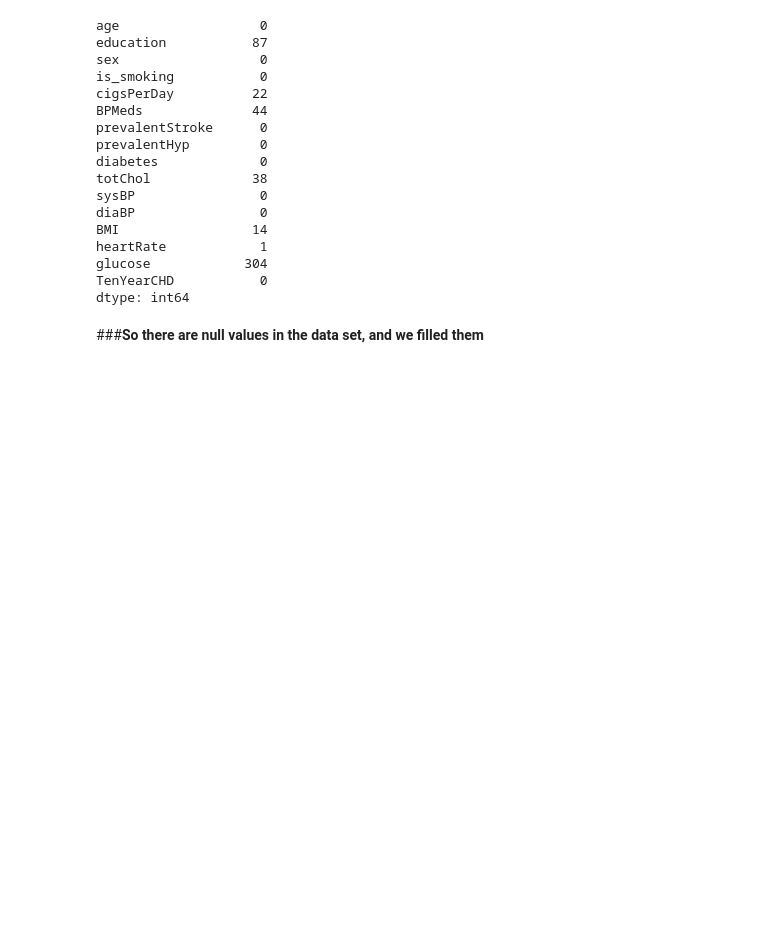
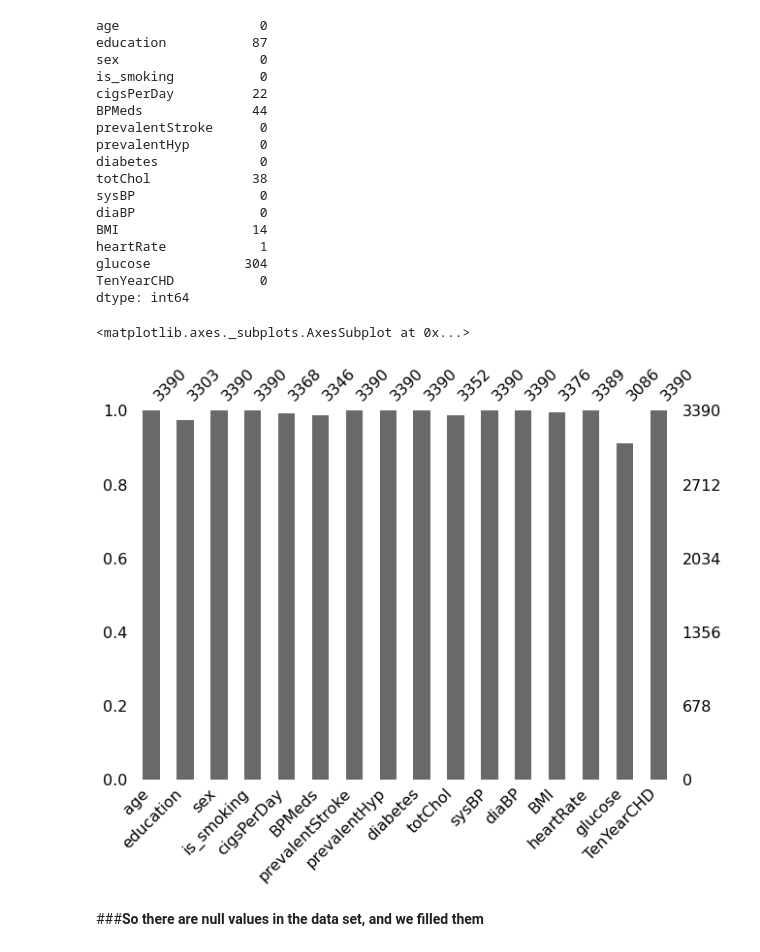
Before and after one commit to Shambhurajdesai/Capstone-3---Cardio-Vascular-Risk--Classification, a Jupyter notebook: Cardio_Vascular_Risk_Capstone_3.ipynb, the cells around one changed output. Drawn from its saved outputs; the diff is of its cells as text; code cells hidden in the pictures; blank space fills up the shorter version.

```diff
--- a/Cardio_Vascular_Risk_Capstone_3.ipynb
+++ b/Cardio_Vascular_Risk_Capstone_3.ipynb
@@ -173,6 +174,12 @@ heartRate            1
 glucose            304
 TenYearCHD           0
 dtype: int64
+# %%
+#missing values
+msno.bar(df,figsize=(10,7))
+# %% [output]
+<matplotlib.axes._subplots.AxesSubplot at 0x...>
+[figure, added]
 # %% [markdown]
 ###**So there are null values in the data set, and we filled them**
 # %%
```
Also changed, not shown: parts of 2 cells of this notebook.
